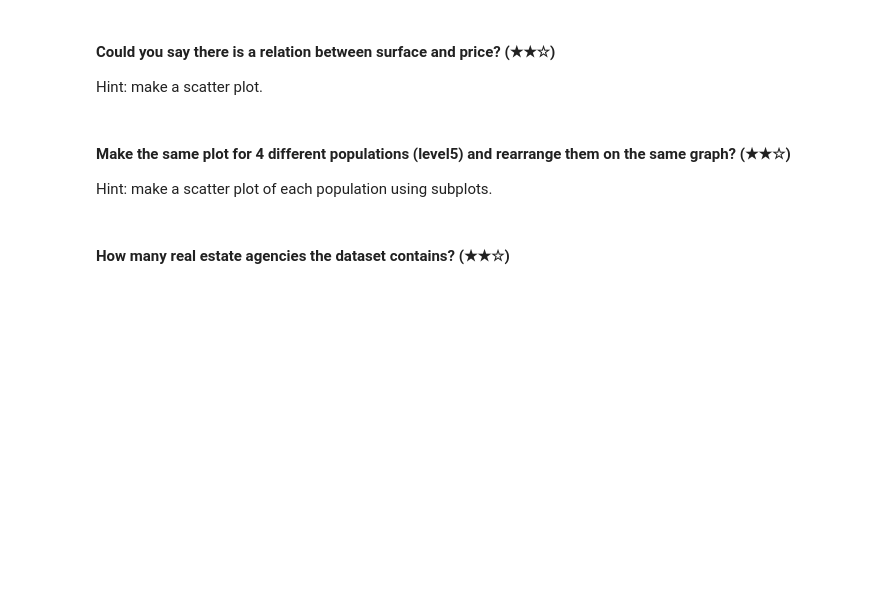
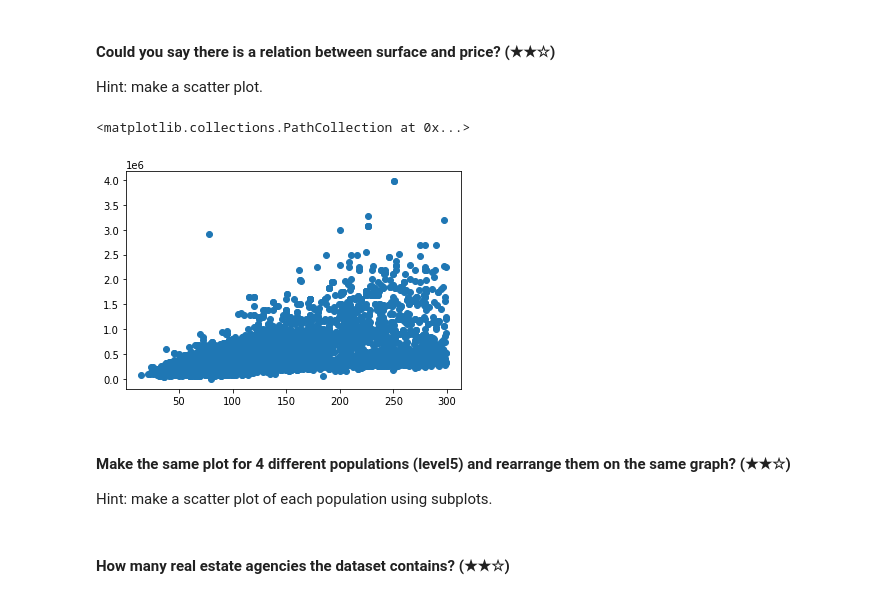
Before and after one commit to RominaGonella/Bootcamp_4Geeks, a Jupyter notebook: project.ipynb, the cells around one changed output. Drawn from its saved outputs; the diff is of its cells as text; code cells hidden in the pictures; blank space fills up the shorter version.

```diff
--- a/project.ipynb
+++ b/project.ipynb
@@ -280,6 +345,15 @@ print(medias_coord)
 # %% [markdown]
 #### Could you say there is a relation between surface and price? (★★☆)
 Hint: make a scatter plot.
+# %%
+# viendo todos los puntos
+aux = data2[['surface', 'price']]
+aux = aux[aux['price'] > 0]
+aux = aux[aux['surface'] < 300]
+plt.scatter(aux['surface'], aux['price'])
+# %% [output]
+<matplotlib.collections.PathCollection at 0x...>
+[figure, added]
 # %% [markdown]
 #### Make the same plot for 4 different populations (level5) and rearrange them on the same graph? (★★☆)
 Hint: make a scatter plot of each population using subplots.
```
Also changed, not shown: parts of 5 cells of this notebook.
